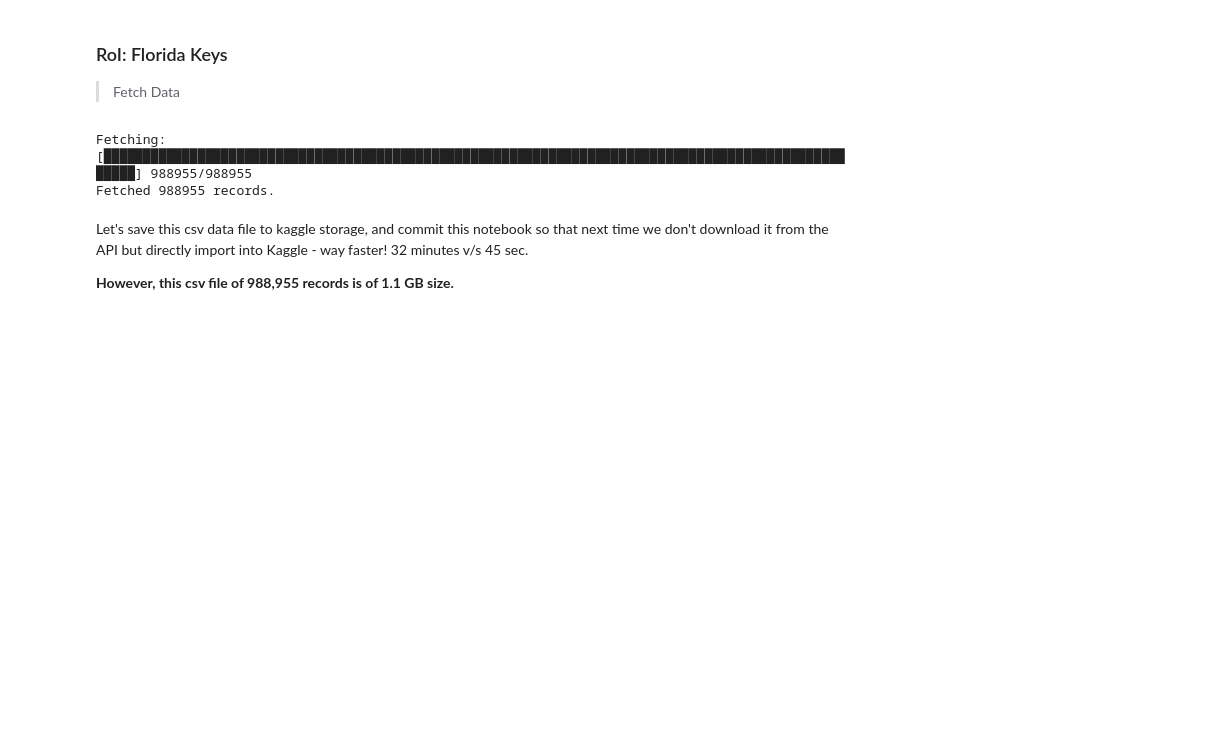
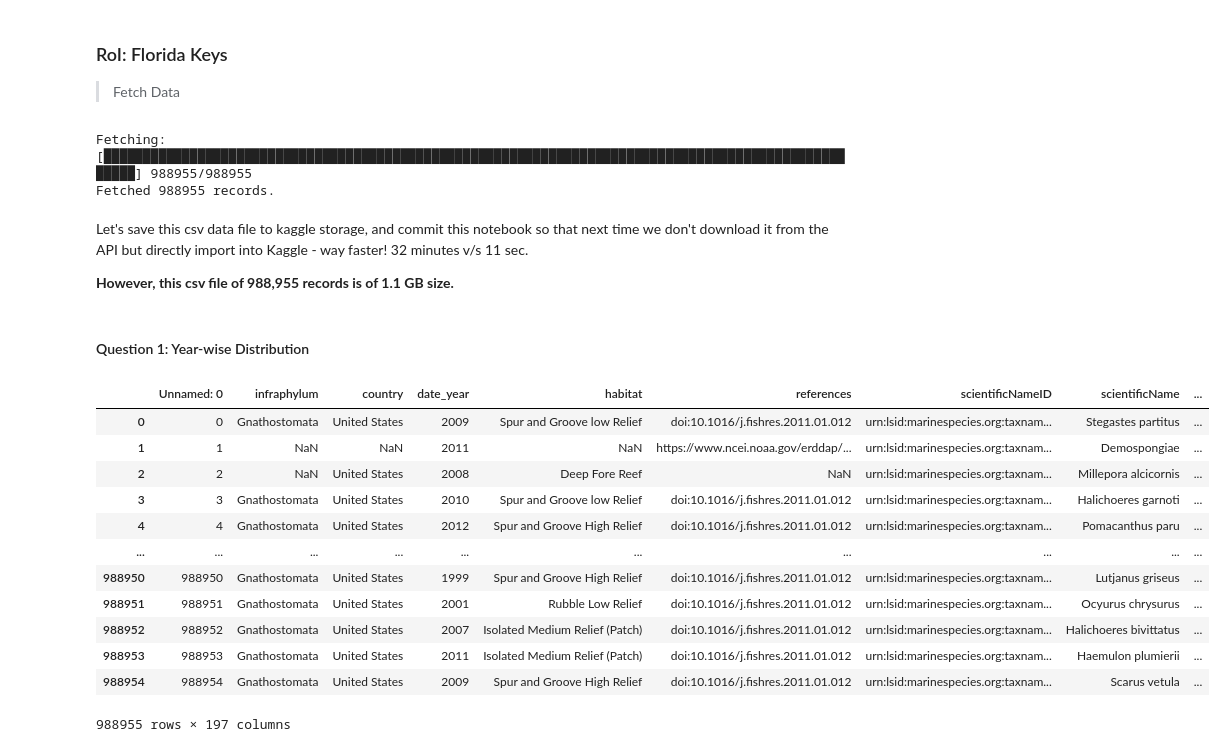
Before and after one commit to ayushanand18/obis-research, a Jupyter notebook: notebooks/roi-investigation.ipynb, the cells around one changed output. Drawn from its saved outputs; the diff is of its cells as text; code cells hidden in the pictures; blank space fills up the shorter version.

```diff
--- a/notebooks/roi-investigation.ipynb
+++ b/notebooks/roi-investigation.ipynb
@@ -96,6 +96,25 @@ Fetched 988955 records.
 # %%
 fl_df.to_csv("florida-keys-1997-2012.csv")
 # %% [markdown]
-Let's save this csv data file to kaggle storage, and commit this notebook so that next time we don't download it from the API but directly import into Kaggle - way faster! 32 minutes v/s 45 sec.
+Let's save this csv data file to kaggle storage, and commit this notebook so that next time we don't download it from the API but directly import into Kaggle - way faster! 32 minutes v/s 11 sec.
 
 **However, this csv file of 988,955 records is of 1.1 GB size.**
+# %% [markdown]
+#### Question 1: Year-wise Distribution
+# %%
+fl_df = pd.read_csv("../input/obis-florida-keys-occurrence-records-19972012/florida-keys-1997-2012.csv")
+fl_df
+# %% [output]
+|  | Unnamed: 0 | infraphylum | country | date_year | habitat | references | scientificNameID | scientificName | ... |
+| 0 | 0 | Gnathostomata | United States | 2009 | Spur and Groove low Relief | doi:10.1016/j.fishres.2011.01.012 | urn:lsid:marinespecies.org:taxnam... | Stegastes partitus | ... |
+| 1 | 1 | NaN | NaN | 2011 | NaN | https://www.ncei.noaa.gov/erddap/... | urn:lsid:marinespecies.org:taxnam... | Demospongiae | ... |
+| 2 | 2 | NaN | United States | 2008 | Deep Fore Reef | NaN | urn:lsid:marinespecies.org:taxnam... | Millepora alcicornis | ... |
+| 3 | 3 | Gnathostomata | United States | 2010 | Spur and Groove low Relief | doi:10.1016/j.fishres.2011.01.012 | urn:lsid:marinespecies.org:taxnam... | Halichoeres garnoti | ... |
+| 4 | 4 | Gnathostomata | United States | 2012 | Spur and Groove High Relief | doi:10.1016/j.fishres.2011.01.012 | urn:lsid:marinespecies.org:taxnam... | Pomacanthus paru | ... |
+| ... | ... | ... | ... | ... | ... | ... | ... | ... | ... |
+| 988950 | 988950 | Gnathostomata | United States | 1999 | Spur and Groove High Relief | doi:10.1016/j.fishres.2011.01.012 | urn:lsid:marinespecies.org:taxnam... | Lutjanus griseus | ... |
+| 988951 | 988951 | Gnathostomata | United States | 2001 | Rubble Low Relief | doi:10.1016/j.fishres.2011.01.012 | urn:lsid:marinespecies.org:taxnam... | Ocyurus chrysurus | ... |
+| 988952 | 988952 | Gnathostomata | United States | 2007 | Isolated Medium Relief (Patch) | doi:10.1016/j.fishres.2011.01.012 | urn:lsid:marinespecies.org:taxnam... | Halichoeres bivittatus | ... |
+| 988953 | 988953 | Gnathostomata | United States | 2011 | Isolated Medium Relief (Patch) | doi:10.1016/j.fishres.2011.01.012 | urn:lsid:marinespecies.org:taxnam... | Haemulon plumierii | ... |
+| 988954 | 988954 | Gnathostomata | United States | 2009 | Spur and Groove High Relief | doi:10.1016/j.fishres.2011.01.012 | urn:lsid:marinespecies.org:taxnam... | Scarus vetula | ... |
+988955 rows × 197 columns
```
Also changed, not shown: parts of 7 cells of this notebook.
